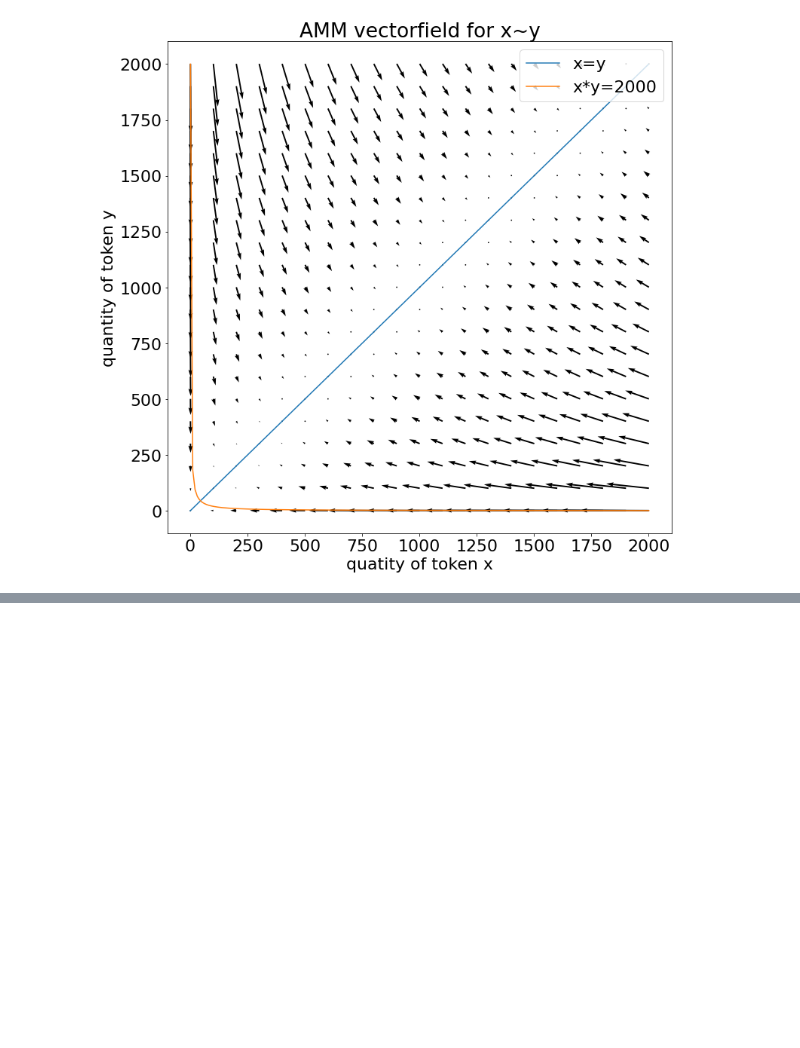
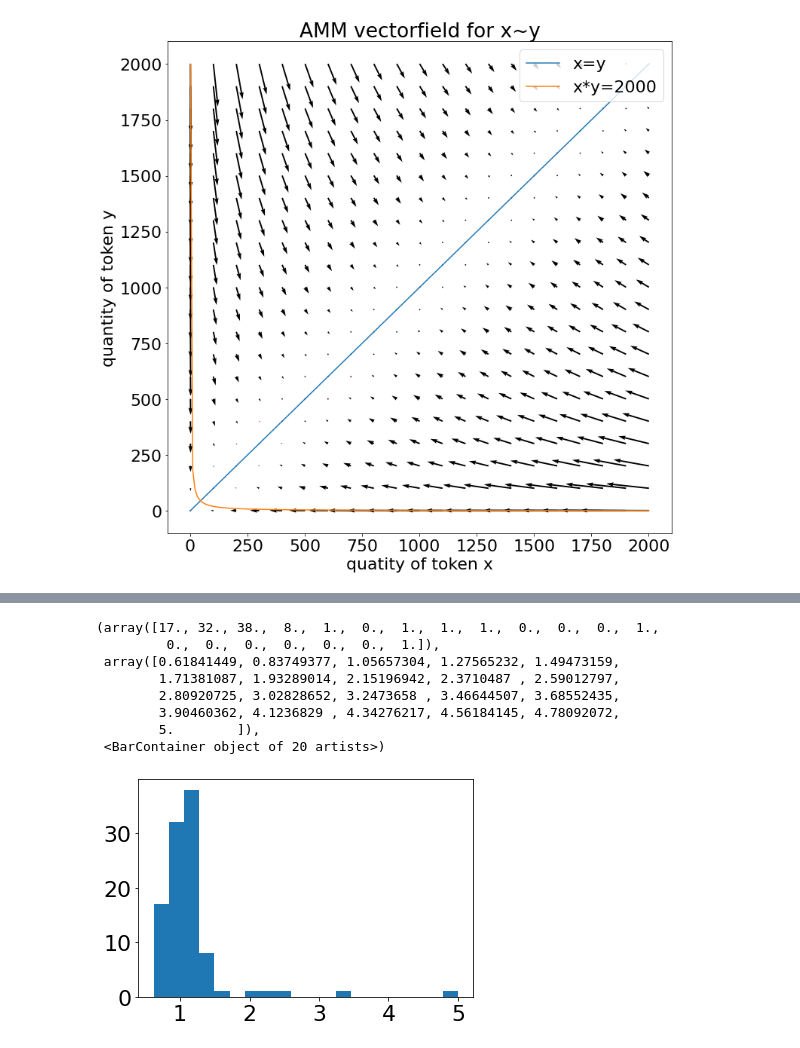
Before and after one commit to cadCAD-org/snippets, a Jupyter notebook: snippets/vectorfield.ipynb, the cells around one changed output, grey strips where cells are left out. Saved outputs shown, nothing was run; the diff lists cells and outputs as text; code cells hidden in the pictures; blank space fills up the shorter version.

```diff
--- a/snippets/vectorfield.ipynb
+++ b/snippets/vectorfield.ipynb
@@ -209,0 +220,12 @@ df.head()
+# %%
+plt.hist(df.y/df.x, bins=20)
+# %% [output]
+(array([17., 32., 38.,  8.,  1.,  0.,  1.,  1.,  1.,  0.,  0.,  0.,  1.,
+         0.,  0.,  0.,  0.,  0.,  0.,  1.]),
+ array([0.61841449, 0.83749377, 1.05657304, 1.27565232, 1.49473159,
+        1.71381087, 1.93289014, 2.15196942, 2.3710487 , 2.59012797,
+        2.80920725, 3.02828652, 3.2473658 , 3.46644507, 3.68552435,
+        3.90460362, 4.1236829 , 4.34276217, 4.56184145, 4.78092072,
+        5.        ]),
+ <BarContainer object of 20 artists>)
+[figure, added]
```
Also changed, not shown: parts of 10 cells of this notebook, 1 other file.
